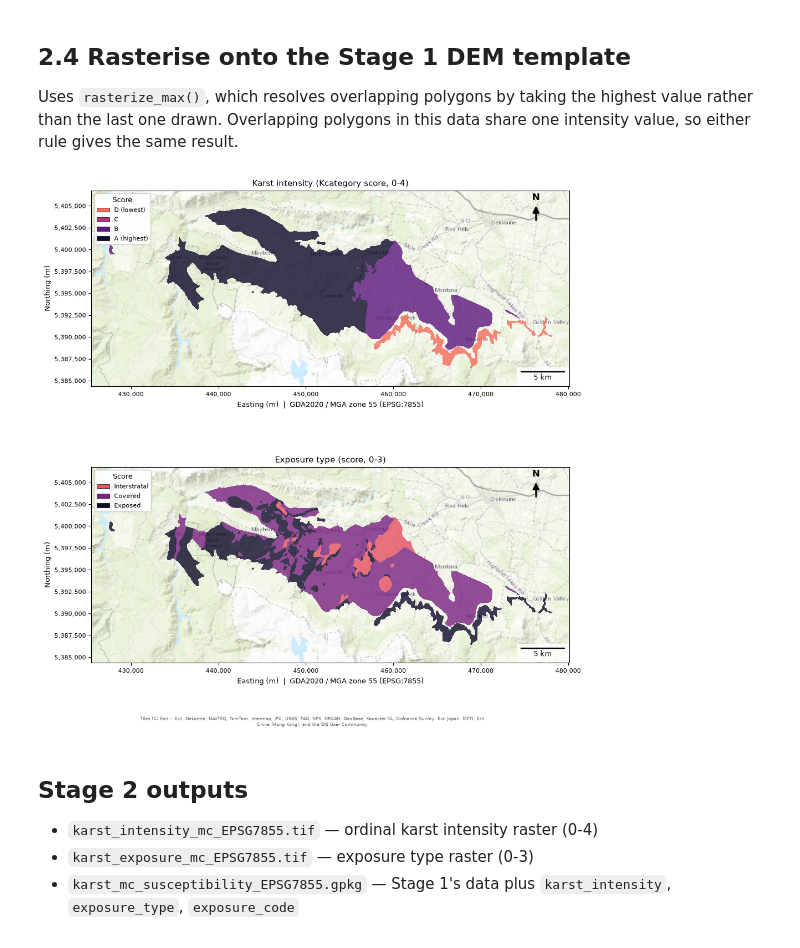
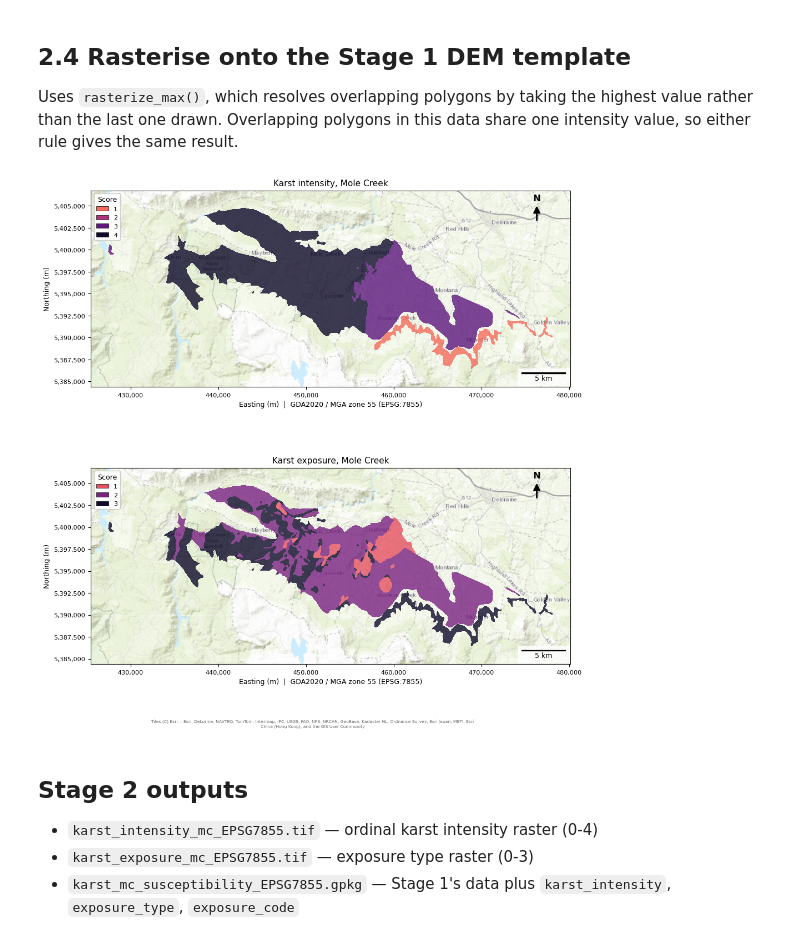
Before and after one commit to University-of-Tasmania-GPSS/AT3_Group3_2026, a Jupyter notebook: notebooks/02_karst_susceptibility.ipynb, the cells around one changed output. Cells and saved outputs as stored; diff of their text form; code cells hidden in the pictures.

```diff
--- a/notebooks/02_karst_susceptibility.ipynb
+++ b/notebooks/02_karst_susceptibility.ipynb
@@ -50,7 +50,7 @@ print(karst_mc["karst_intensity"].value_counts().sort_index())
 print("\nExposure type distribution:")
 print(karst_mc["exposure_type"].value_counts())
 
-EXPOSURE_LABELS = ["Non-karst", "Interstratal", "Covered", "Exposed"]
+EXPOSURE_LABELS = ["Non-karst", 1, 2, 3]
 karst_only = karst_mc[karst_mc["karst_intensity"] > 0]
 fig, ax = plt.subplots(figsize=(10, 5.6))
 add_basemap(ax, karst_only.total_bounds, zoom=11)
@@ -114,37 +114,39 @@ with rasterio.open(str(outpath / "dem_mc_EPSG7855.tif")) as dem_src:
     template_shape = (dem_src.height, dem_src.width)
     template_crs = dem_src.crs
 
 intensity_raster = rasterize_max(karst_mc, "karst_intensity", template_shape, template_transform)
 exposure_raster = rasterize_max(karst_mc, "exposure_code", template_shape, template_transform)
 
 profile = {
     "driver": "GTiff", "height": template_shape[0], "width": template_shape[1],
     "count": 1, "dtype": "uint8", "crs": template_crs, "transform": template_transform, "nodata": 255,
 }
 with rasterio.open(outpath / "karst_intensity_mc_EPSG7855.tif", "w", **profile) as dst:
     dst.write(intensity_raster, 1)
 with rasterio.open(outpath / "karst_exposure_mc_EPSG7855.tif", "w", **profile) as dst:
     dst.write(exposure_raster, 1)
 
 karst_mc.to_file(outpath / "karst_mc_susceptibility_EPSG7855.gpkg", driver="GPKG")
 
-INTENSITY_LABELS = ["Non-karst", "D (lowest)", "C", "B", "A (highest)"]
+INTENSITY_LABELS = ["Non-karst", "1", "2", "3", "4"]
 bounds = data_bounds(intensity_raster > 0, template_transform)
 fig, axes = plt.subplots(2, 1, figsize=(10, 10.5))
 for ax, raster, labels, title in [
-    (axes[0], intensity_raster, INTENSITY_LABELS, "Karst intensity (Kcategory score, 0-4)"),
-    (axes[1], exposure_raster, EXPOSURE_LABELS, "Exposure type (score, 0-3)"),
+    (axes[0], intensity_raster, INTENSITY_LABELS, "Karst intensity, Mole Creek"),
+    (axes[1], exposure_raster, EXPOSURE_LABELS, "Karst exposure, Mole Creek"),
 ]:
     add_basemap(ax, bounds, zoom=11)
     plot_scores(ax, raster, template_transform, len(labels))
     scores_legend(ax, labels)
     ax.set_title(title, fontsize=11)
     finish_map(ax)
 add_attribution(axes[-1])
 plt.tight_layout(rect=(0, 0.03, 1, 1))
+fig.savefig(Path("..") / "figures" / "karst_susceptibility_mc.png",
+            dpi=200, bbox_inches="tight")
 plt.show()
 # %% [output]
-[figure, old version]
+[figure, new version]
 # %% [markdown]
 ## Stage 2 outputs
 
```
Also changed, not shown: parts of 1 cell of this notebook, 2 other files.
